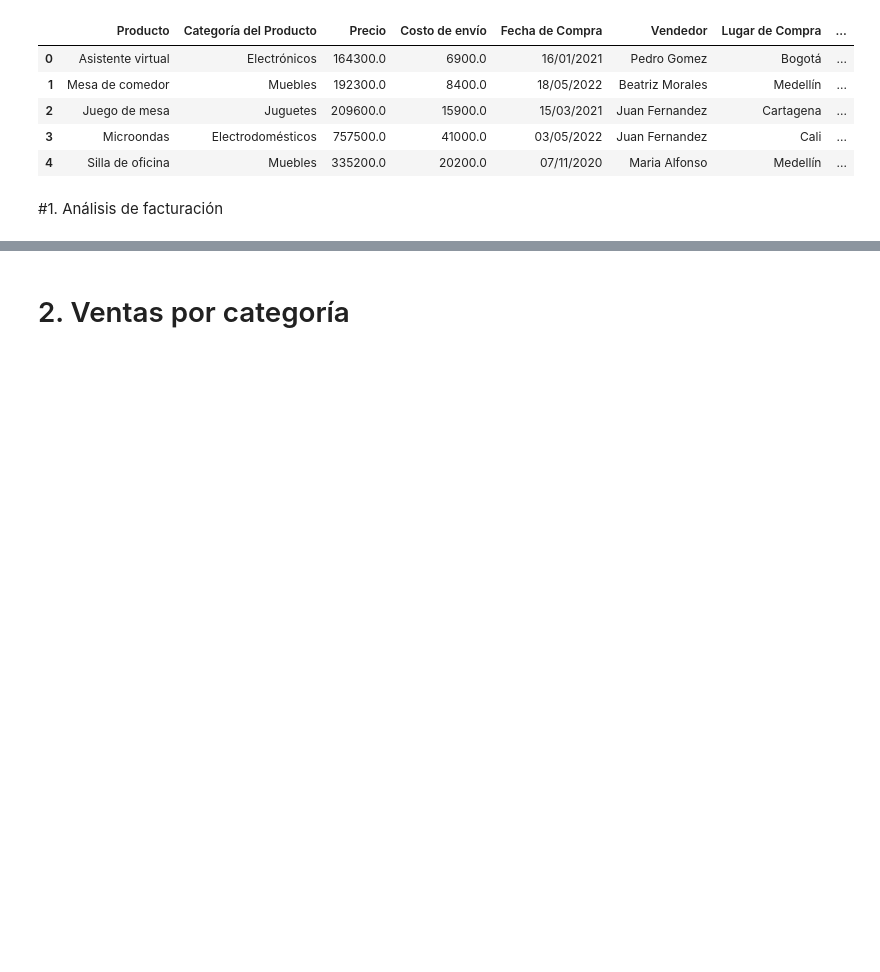
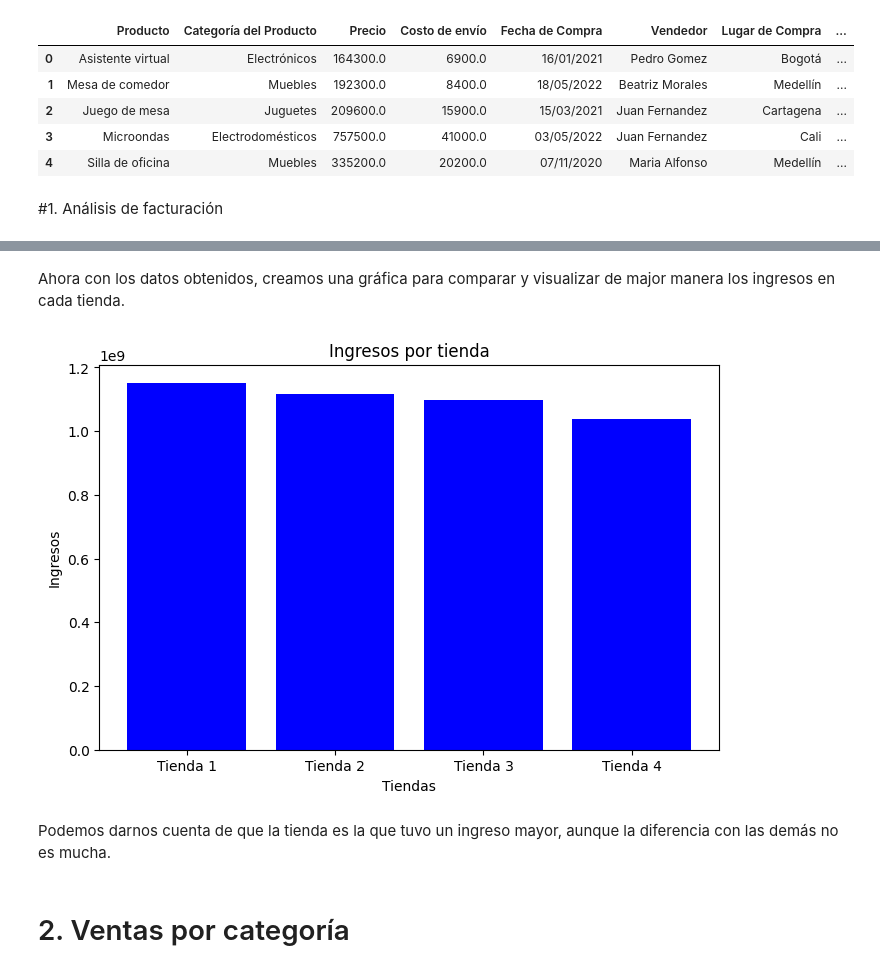
Before and after one commit to Rub-T/challenge-AluraStore, a Jupyter notebook: AluraStoreLatam.ipynb, the cells around one changed output, grey strips where cells are left out. Saved outputs shown, nothing was run; the diff lists cells and outputs as text; code cells hidden in the pictures; blank space fills up the shorter version.

```diff
--- a/AluraStoreLatam.ipynb
+++ b/AluraStoreLatam.ipynb
@@ -40,0 +35,8 @@ Este es el ingreso de la cuarta tienda: 1038375700.0
+# %%
+ingreso_tienda1=tienda['Precio'].sum()
+ingreso_tienda2=tienda2['Precio'].sum()
+ingreso_tienda3=tienda3['Precio'].sum()
+ingreso_tienda4=tienda4['Precio'].sum()
+ingresos_df=pd.DataFrame({"Tiendas":["Tienda 1","Tienda 2","Tienda 3","Tienda 4"],
+                          "Total":[ingreso_tienda1,ingreso_tienda2,ingreso_tienda3,ingreso_tienda4]})
+display(ingresos_df)
@@ -41,3 +49,16 @@ Este es el ingreso de la cuarta tienda: 1038375700.0
+# %% [markdown]
+Ahora con los datos obtenidos, creamos una gráfica para comparar y visualizar de major manera los ingresos en cada tienda.
+# %%
+plt.figure(figsize=(8, 5))
+plt.bar(ingresos_df["Tiendas"],ingresos_df["Total"],color="blue")
+plt.title("Ingresos por tienda")
+plt.xlabel("Tiendas")
+plt.ylabel("Ingresos")
+plt.show()
+# %% [output]
+[figure, added]
+# %% [markdown]
+Podemos darnos cuenta de que la tienda es la que tuvo un ingreso mayor, aunque la diferencia con las demás no es mucha.
 # %% [markdown]
 # 2. Ventas por categoría
 # %%
```
Also changed, not shown: parts of 5 cells of this notebook.
